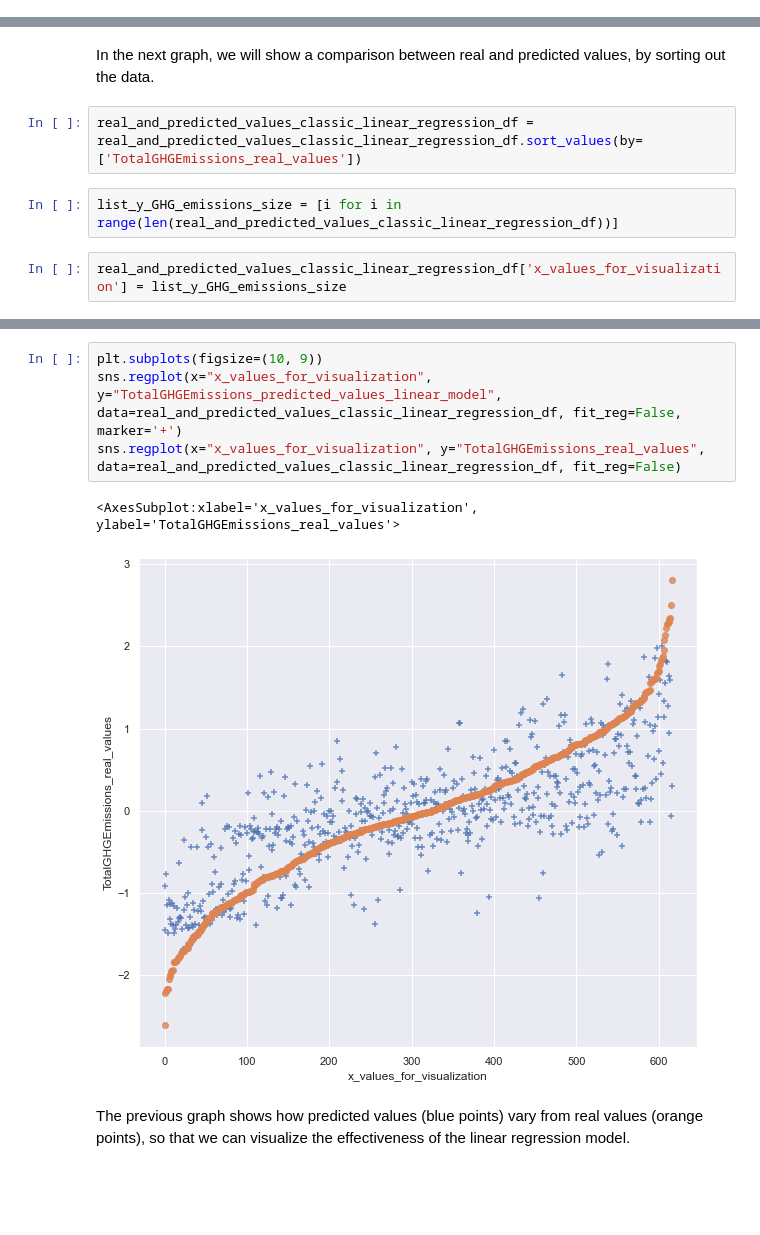
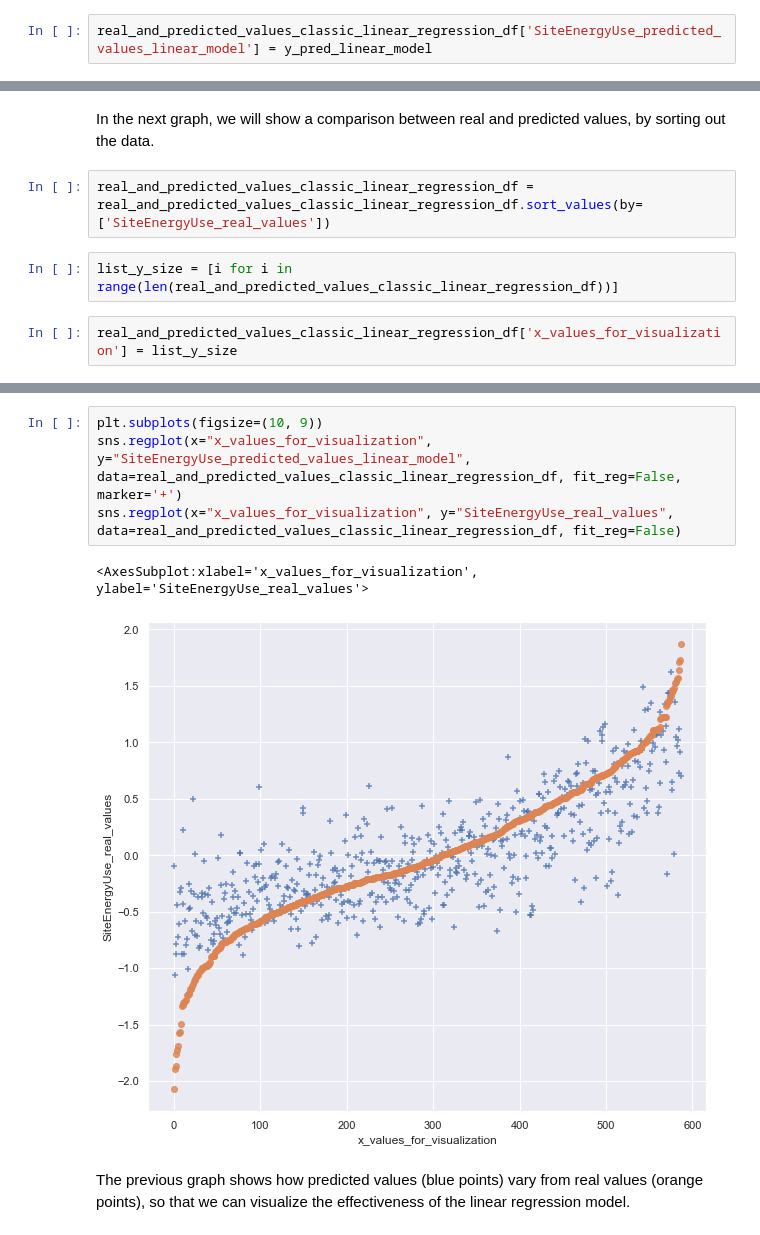
Before and after one commit to MariaDBPerez/energy_consumption, a Jupyter notebook: Pelec_02_notebook_tests_modeles.ipynb, the cells around one changed output, grey strips where cells are left out. Cells and saved outputs as stored; diff of their text form; blank space fills up the shorter version.

Commit message:
variables creation and correction of ML model

```diff
--- a/Pelec_02_notebook_tests_modeles.ipynb
+++ b/Pelec_02_notebook_tests_modeles.ipynb
@@ -442,3 +392,5 @@ real_and_predicted_values_classic_linear_regression_df['TotalGHGEmissions_predic
+# %%
+real_and_predicted_values_classic_linear_regression_df['SiteEnergyUse_predicted_values_linear_model'] = y_pred_linear_model
 # %%
 real_and_predicted_values_classic_linear_regression_df.head()
 # %% [output]
@@ -463,11 +415,11 @@ The previous graph shows the linear tendency of correlation between real and pre
 # %% [markdown]
 In the next graph, we will show a comparison between real and predicted values, by sorting out the data.
 # %%
-real_and_predicted_values_classic_linear_regression_df = real_and_predicted_values_classic_linear_regression_df.sort_values(by=['TotalGHGEmissions_real_values'])
+real_and_predicted_values_classic_linear_regression_df = real_and_predicted_values_classic_linear_regression_df.sort_values(by=['SiteEnergyUse_real_values'])
 # %%
-list_y_GHG_emissions_size = [i for i in range(len(real_and_predicted_values_classic_linear_regression_df))]
+list_y_size = [i for i in range(len(real_and_predicted_values_classic_linear_regression_df))]
 # %%
-real_and_predicted_values_classic_linear_regression_df['x_values_for_visualization'] = list_y_GHG_emissions_size
+real_and_predicted_values_classic_linear_regression_df['x_values_for_visualization'] = list_y_size
 # %%
 real_and_predicted_values_classic_linear_regression_df.head()
 # %% [output]
@@ -480,10 +432,10 @@ real_and_predicted_values_classic_linear_regression_df.head()
 # %%
 plt.subplots(figsize=(10, 9))
-sns.regplot(x="x_values_for_visualization", y="TotalGHGEmissions_predicted_values_linear_model", data=real_and_predicted_values_classic_linear_regression_df, fit_reg=False, marker='+')
-sns.regplot(x="x_values_for_visualization", y="TotalGHGEmissions_real_values", data=real_and_predicted_values_classic_linear_regression_df, fit_reg=False)
+sns.regplot(x="x_values_for_visualization", y="SiteEnergyUse_predicted_values_linear_model", data=real_and_predicted_values_classic_linear_regression_df, fit_reg=False, marker='+')
+sns.regplot(x="x_values_for_visualization", y="SiteEnergyUse_real_values", data=real_and_predicted_values_classic_linear_regression_df, fit_reg=False)
 # %% [output]
-<AxesSubplot:xlabel='x_values_for_visualization', ylabel='TotalGHGEmissions_real_values'>
+<AxesSubplot:xlabel='x_values_for_visualization', ylabel='SiteEnergyUse_real_values'>
-[figure, old version]
+[figure, new version]
 # %% [markdown]
 The previous graph shows how predicted values (blue points) vary from real values (orange points), so that we can visualize the effectiveness of the linear regression model.
 # %% [markdown]
```
Also changed, not shown: parts of 72 cells of this notebook, 2 other files.
